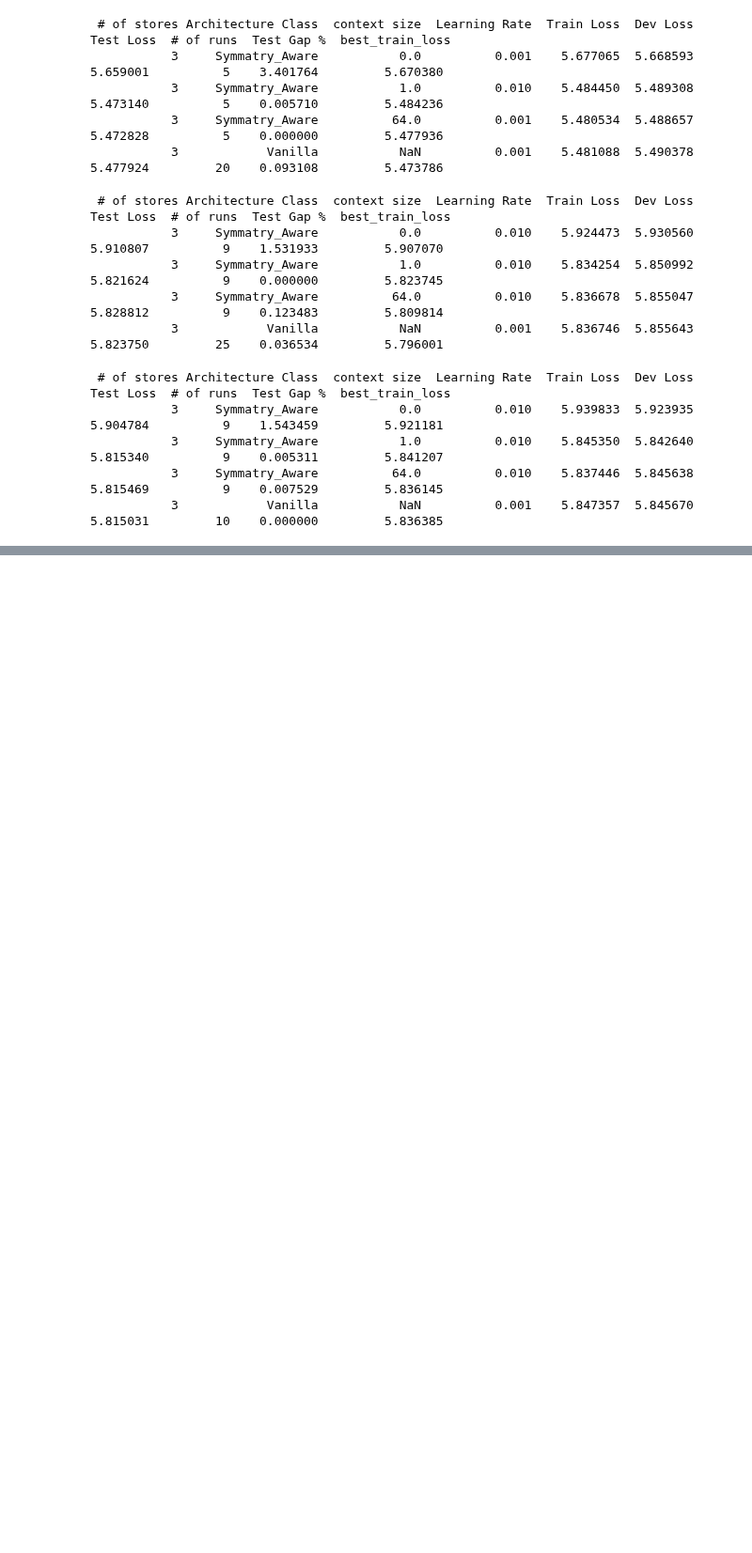
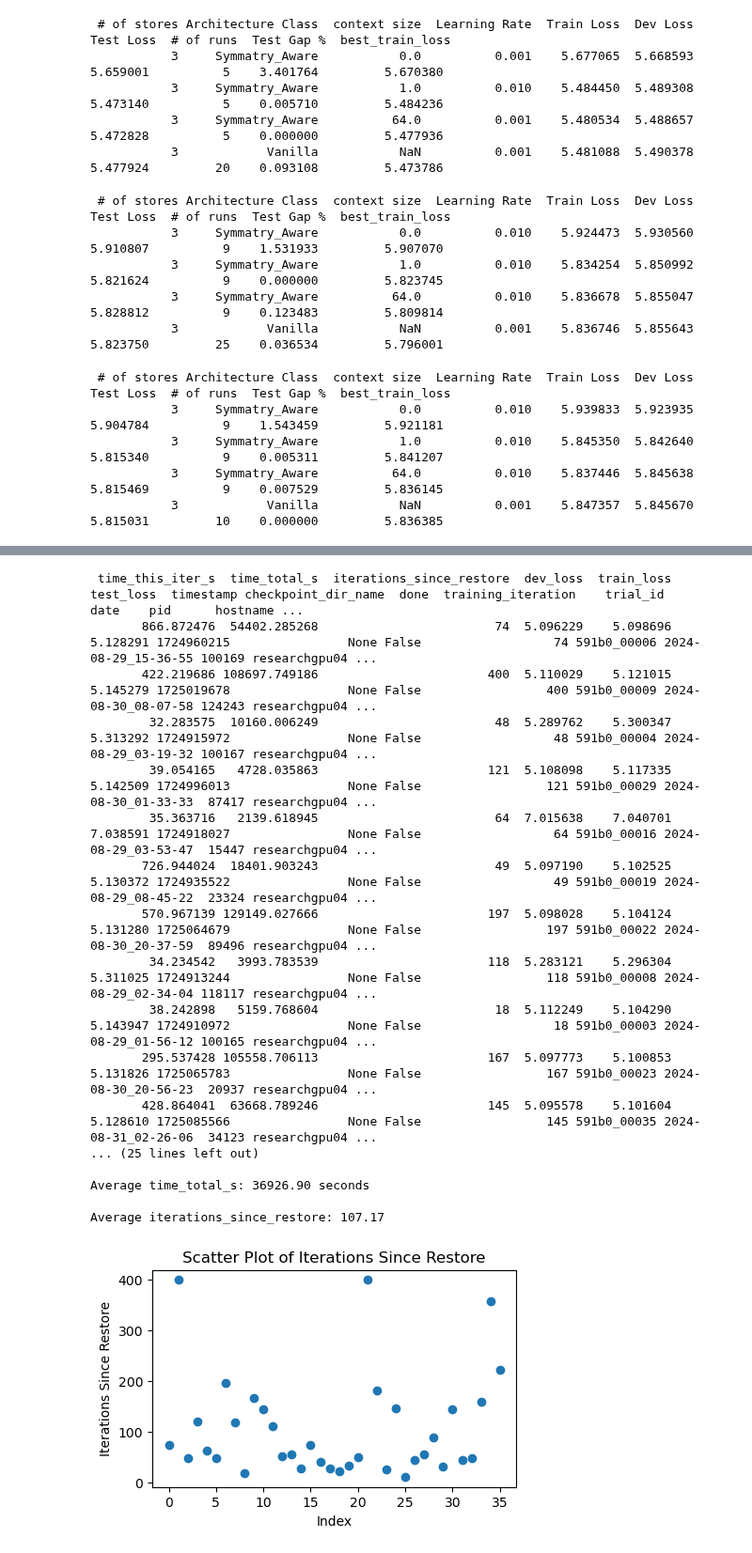
Before and after one commit to minuk302/Neural_inventory_control, a Jupyter notebook: ray_analysis.ipynb, the cells around one changed output, grey strips where cells are left out. Shown at 94% size. Saved outputs shown, nothing was run; the diff lists cells and outputs as text; code cells hidden in the pictures; blank space fills up the shorter version.

```diff
--- a/ray_analysis.ipynb
+++ b/ray_analysis.ipynb
@@ -528,0 +655,24 @@ print(df.to_string(index=False))
+# %%
+paths = [
+    "/user/ml4723/Prj/NIC/ray_results/new_perf/ctx/5/run_2024-08-29_00-29-57/experiment_state-2024-08-29_00-29-58.json",
+]
+merged_results = merge_experiment_results(paths)
+# %% [output]
+ time_this_iter_s  time_total_s  iterations_since_restore  dev_loss  train_loss  test_loss  timestamp checkpoint_dir_name  done  training_iteration    trial_id                date    pid      hostname ...
+       866.872476  54402.285268                        74  5.096229    5.098696   5.128291 1724960215                None False                  74 591b0_00006 2024-08-29_15-36-55 100169 researchgpu04 ...
+       422.219686 108697.749186                       400  5.110029    5.121015   5.145279 1725019678                None False                 400 591b0_00009 2024-08-30_08-07-58 124243 researchgpu04 ...
+        32.283575  10160.006249                        48  5.289762    5.300347   5.313292 1724915972                None False                  48 591b0_00004 2024-08-29_03-19-32 100167 researchgpu04 ...
+        39.054165   4728.035863                       121  5.108098    5.117335   5.142509 1724996013                None False                 121 591b0_00029 2024-08-30_01-33-33  87417 researchgpu04 ...
+        35.363716   2139.618945                        64  7.015638    7.040701   7.038591 1724918027                None False                  64 591b0_00016 2024-08-29_03-53-47  15447 researchgpu04 ...
+       726.944024  18401.903243                        49  5.097190    5.102525   5.130372 1724935522                None False                  49 591b0_00019 2024-08-29_08-45-22  23324 researchgpu04 ...
+       570.967139 129149.027666                       197  5.098028    5.104124   5.131280 1725064679                None False                 197 591b0_00022 2024-08-30_20-37-59  89496 researchgpu04 ...
+        34.234542   3993.783539                       118  5.283121    5.296304   5.311025 1724913244                None False                 118 591b0_00008 2024-08-29_02-34-04 118117 researchgpu04 ...
+        38.242898   5159.768604                        18  5.112249    5.104290   5.143947 1724910972                None False                  18 591b0_00003 2024-08-29_01-56-12 100165 researchgpu04 ...
+       295.537428 105558.706113                       167  5.097773    5.100853   5.131826 1725065783                None False                 167 591b0_00023 2024-08-30_20-56-23  20937 researchgpu04 ...
+       428.864041  63668.789246                       145  5.095578    5.101604   5.128610 1725085566                None False                 145 591b0_00035 2024-08-31_02-26-06  34123 researchgpu04 ...
+... (25 lines left out)
+
+Average time_total_s: 36926.90 seconds
+
+Average iterations_since_restore: 107.17
+[figure, added]
```
Also changed, not shown: parts of 6 cells of this notebook, 4 other files.
